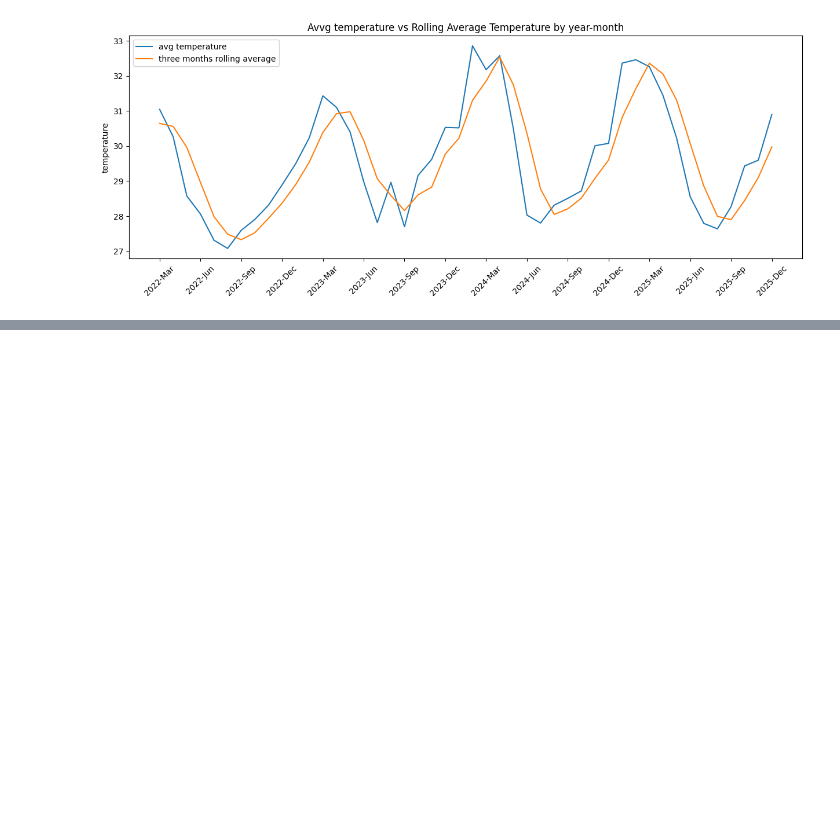
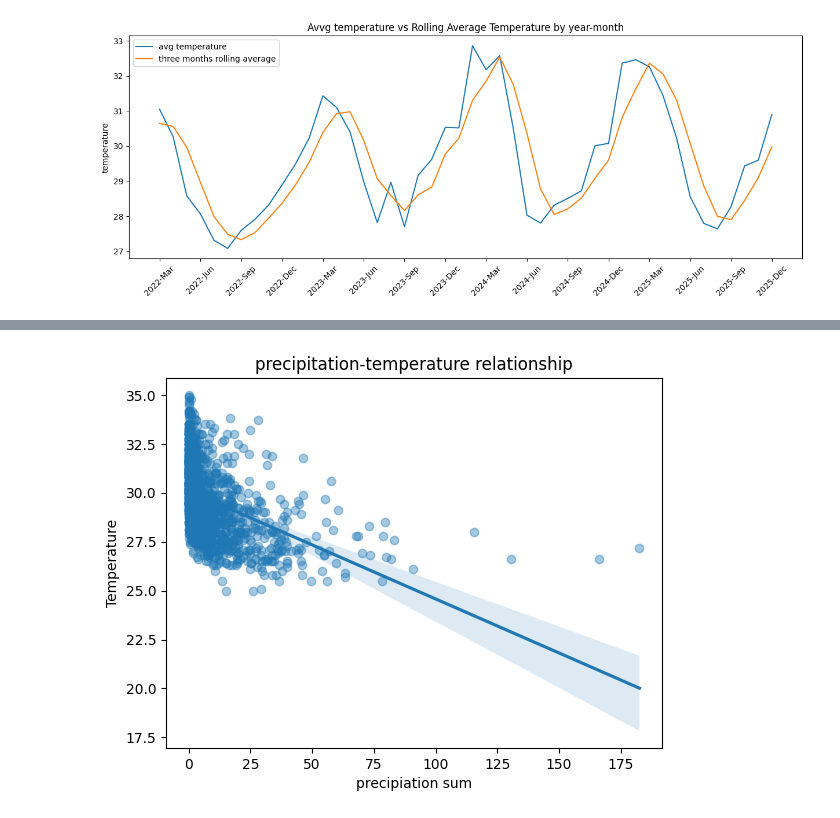
Before and after one commit to snandhakishor/Weather-and-climate-analytics, a Jupyter notebook: weatheranalysis.ipynb, the cells around one changed output, grey strips where cells are left out. Saved outputs shown, nothing was run; the diff lists cells and outputs as text; code cells hidden in the pictures; blank space fills up the shorter version.

Commit message:
added new scatter plot

```diff
--- a/weatheranalysis.ipynb
+++ b/weatheranalysis.ipynb
@@ -59,0 +54,9 @@ nothing to commit, working tree clean
+# %%
+import seaborn as sns
+sns.regplot(x='precipitation_sum', y='temperature_2m_max', data = df, scatter_kws={'alpha':0.4})
+plt.title('precipitation-temperature relationship')
+plt.xlabel('precipiation sum')
+plt.ylabel('Temperature')
+plt.show()
+# %% [output]
+[figure, added]
```
Also changed, not shown: parts of 1 cell of this notebook.
